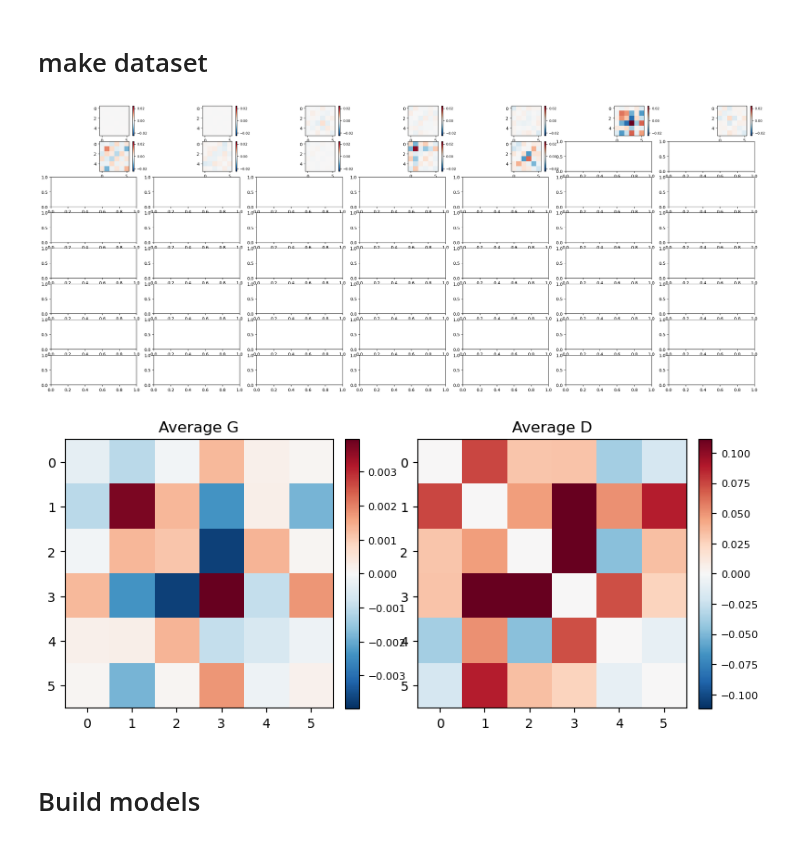
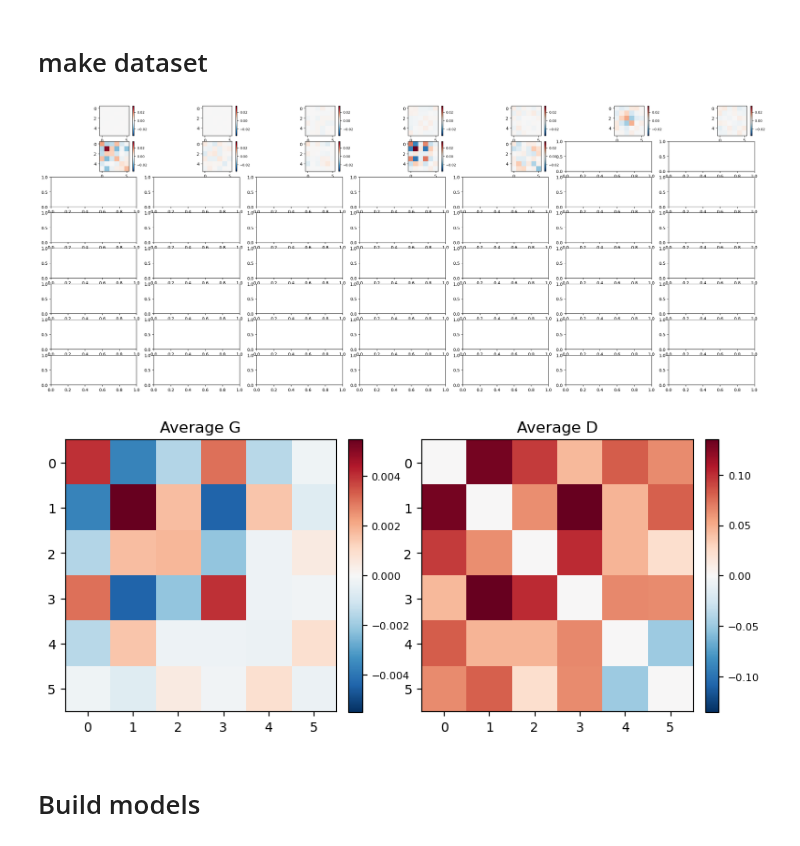
Before and after one commit to alighavam/bimanual_wrist, a Jupyter notebook: notebooks_mri/PCM_direction_encoding.ipynb, the cells around one changed output. Drawn from its saved outputs; the diff is of its cells as text; code cells hidden in the pictures.

```diff
--- a/notebooks_mri/PCM_direction_encoding.ipynb
+++ b/notebooks_mri/PCM_direction_encoding.ipynb
@@ -54,7 +54,7 @@ sn_bad = [102, 103]
 region = 'M1'
 
 conditions = ['rhand']
-rois = [f'{region}_R']
+rois = [f'{region}_L']
 data, cond_vec, part_vec = [], [], []
 for roi, condition in zip(rois, conditions):
     file_path = os.path.join(analysisDir, f'pwbeta_{roi}.npz')
@@ -147,35 +147,35 @@ for i in range(N):
     ax[i//7,i%7].imshow(G_hat[i,:,:],vmin=-vmax,vmax=vmax,cmap=cmap)
     # color bar:
     sm = ScalarMappable(cmap=cmap, norm=plt.Normalize(vmin=-vmax, vmax=vmax))
     sm.set_array([])
     cbar = plt.colorbar(sm, ax=ax[i//7,i%7], fraction=0.046, pad=0.04)
     cbar.ax.tick_params(labelsize=8)
 
 # avg:
 fig, ax = plt.subplots(1,2,figsize=(9,4))
 G_hat_avg = np.mean(G_hat, axis=0)
 # G_hat_avg = G_hat_avg / np.trace(G_hat_avg)
 vmax = np.abs(G_hat_avg).max()
 ax[0].imshow(G_hat_avg, vmin=-vmax, vmax=vmax, cmap=cmap)
 sm = ScalarMappable(cmap=cmap, norm=plt.Normalize(vmin=-vmax, vmax=vmax))
 sm.set_array([])
 cbar = plt.colorbar(sm, ax=ax[0], fraction=0.046, pad=0.04)
 cbar.ax.tick_params(labelsize=8)
 ax[0].set_title(f'Average G')
 
 D_avg = pcm.G_to_dist(G_hat_avg)
 D_avg = np.sign(D_avg) * np.sqrt(np.abs(D_avg))
 vmax = np.abs(D_avg).max()
 ax[1].imshow(D_avg, vmin=-vmax, vmax=vmax, cmap=cmap)
 sm = ScalarMappable(cmap=cmap, norm=plt.Normalize(vmin=-vmax, vmax=vmax))
 sm.set_array([])
 cbar = plt.colorbar(sm, ax=ax[1], fraction=0.046, pad=0.04)
 cbar.ax.tick_params(labelsize=8)
 ax[1].set_title(f'Average D')
 plt.show()
 # %% [output]
-[figure, old version]
+[figure, new version]
-[figure, old version]
+[figure, new version]
 # %% [markdown]
 # Build models
 # %%
```
Also changed, not shown: parts of 7 cells of this notebook, 2 other files.
